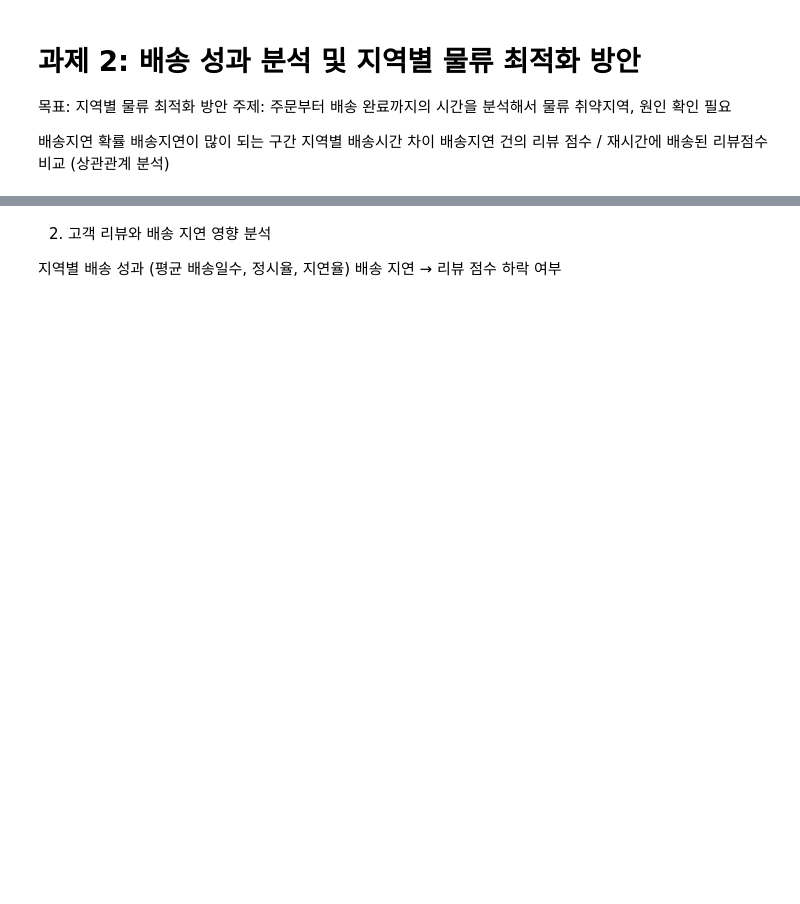
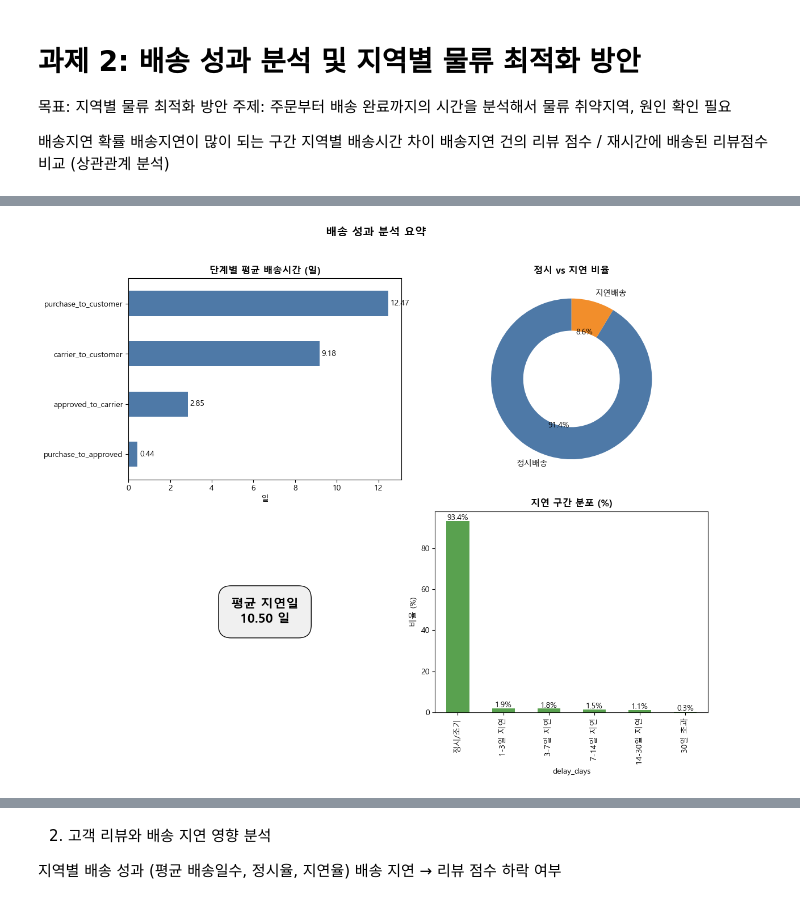
Before and after one commit to hhayan/project_olist_ecommerce, a Jupyter notebook: 과제2.ipynb, the cells around one changed output, grey strips where cells are left out. Drawn from its saved outputs; the diff is of its cells as text; code cells hidden in the pictures; blank space fills up the shorter version.

```diff
--- a/과제2.ipynb
+++ b/과제2.ipynb
@@ -135,0 +114,13 @@ purchase_to_customer: 5.08%
+# %%
+# --- 1) 배송 완료 건만 필터 ---
+df = merge_oics[merge_oics["order_status"] == "delivered"].copy()
+
+# 배송완료 건 중 배송완료일이 없는 8건 삭제
+# 배송완료인데 배송일자 없는 주문 제외
+df = merge_oics[
+    ~((merge_oics["order_status"] == "delivered") &
+      (merge_oics["order_delivered_customer_date"].isna()))
+].copy()
+
+print("제외 전 주문수:", merge_oics["order_id"].nunique())
+print("제외 후 주문수:", df["order_id"].nunique())
@@ -136,18 +130,22 @@ purchase_to_customer: 5.08%
 # %%
-# --- 1) delivered 상태만 필터 ---
-df = df_join_ocpi[df_join_ocpi["order_status"]=="delivered"].copy()
+# 전체 지연구간 확인
+# 전체 구간 (구매 ~ 고객 수령) 계산
+df["purchase_to_customer"] = (
+    df["order_delivered_customer_date"] - df["order_purchase_timestamp"]
+).dt.total_seconds() / 86400   # 일 단위
 
-# --- 2) 단계별 평균 배송시간 ---
-step_cols = ["purchase_to_approved","approved_to_carrier","carrier_to_customer","purchase_to_customer"]
+# 단계별 평균 다시 계산
+step_cols = ["purchase_to_approved", "approved_to_carrier", "carrier_to_customer", "purchase_to_customer"]
 step_mean = df[step_cols].mean().round(2)
-
 print("📌 단계별 평균 배송시간(일 단위)")
 print(step_mean)
 
 # --- 3) ETA 대비 지연일 계산 ---
-# ETA는 날짜만 저장된 경우가 많아 date 단위 비교 권장
-df["delay_days"] = (df["order_delivered_customer_date"].dt.floor("d") -
-                    df["order_estimated_delivery_date"].dt.floor("d")).dt.days
+# ETA는 날짜 단위 비교 권장 → floor("d") 처리
+df["delay_days"] = (
+    df["order_delivered_customer_date"].dt.floor("d")
+    - df["order_estimated_delivery_date"].dt.floor("d")
+).dt.days
 
 # 정시/지연 여부
 df["on_time"] = df["delay_days"] <= 0
@@ -156,21 +154,65 @@ df["on_time"] = df["delay_days"] <= 0
 total = len(df)
 on_time = df["on_time"].sum()
 late = total - on_time
+avg_delay = df.loc[df["delay_days"] > 0, "delay_days"].mean()
+
 kpi = {
     "총 배송건수": total,
-    "정시배송율": round(on_time/total*100,2),
-    "지연배송율": round(late/total*100,2),
-    "평균 지연일(지연건만)": round(df.loc[df["delay_days"]>0,"delay_days"].mean(),2)
+    "정시배송율": round(on_time / total * 100, 2),
+    "지연배송율": round(late / total * 100, 2),
+    "평균 지연일(지연건만)": round(avg_delay, 2)
 }
 print("\n📌 ETA 대비 KPI")
 print(pd.Series(kpi))
 
 # --- 4) 지연 구간 분포 ---
-bins = [-np.inf,0,3,7,14,30,np.inf]
-labels = ["정시/조기","1-3일 지연","3-7일 지연","7-14일 지연","14-30일 지연","30일 초과"]
+bins = [-np.inf, 0, 3, 7, 14, 30, np.inf]
+labels = ["정시/조기", "1-3일 지연", "3-7일 지연", "7-14일 지연", "14-30일 지연", "30일 초과"]
+
 delay_dist = pd.cut(df["delay_days"], bins=bins, labels=labels).value_counts(normalize=True).sort_index()
-delay_dist = (delay_dist*100).round(2).astype(str) + "%"
-print("\n📌 지연 구간 분포")
-print(delay_dist)
+delay_dist = (delay_dist * 100).round(2)
+
+print("\n📌 지연 구간 분포 (%)")
+print(delay_dist.astype(str) + "%")
+
+## 시각화
+fig, axes = plt.subplots(2, 2, figsize=(12, 10))
+
+# --- (1,1) 단계별 평균 배송시간 ---
+step_mean.plot(kind="barh", color="#4e79a7", ax=axes[0,0])
+axes[0,0].set_title("단계별 평균 배송시간 (일)", fontsize=12, fontweight="bold")
+axes[0,0].set_xlabel("일")
+for i, v in enumerate(step_mean):
+    axes[0,0].text(v + 0.1, i, f"{v:.2f}", va="center")
+
+# --- (1,2) 정시 vs 지연 비율 (도넛 차트) ---
+labels = ["정시배송", "지연배송"]
+sizes = [kpi["정시배송율"], kpi["지연배송율"]]
+colors = ["#4e79a7", "#f28e2b"]
+wedges, texts, autotexts = axes[0,1].pie(
+    sizes, labels=labels, autopct="%.1f%%", startangle=90,
+    colors=colors, wedgeprops=dict(width=0.4)
+)
+axes[0,1].set_title("정시 vs 지연 비율", fontsize=12, fontweight="bold")
+
+# --- (2,1) 평균 지연일 (KPI 카드 스타일) ---
+axes[1,0].axis("off")  # 축 숨기기
+axes[1,0].text(
+    0.5, 0.5,
+    f"평균 지연일\n{avg_delay:.2f} 일",
+    ha="center", va="center", fontsize=16, fontweight="bold",
+    bbox=dict(facecolor="#f0f0f0", edgecolor="black", boxstyle="round,pad=1")
+)
+
+# --- (2,2) 지연 구간 분포 (막대그래프) ---
+delay_dist.plot(kind="bar", color="#59a14f", ax=axes[1,1])
+axes[1,1].set_title("지연 구간 분포 (%)", fontsize=12, fontweight="bold")
+axes[1,1].set_ylabel("비율 (%)")
+for i, v in enumerate(delay_dist):
+    axes[1,1].text(i, v + 0.5, f"{v:.1f}%", ha="center")
+
+plt.suptitle("배송 성과 분석 요약", fontsize=14, fontweight="bold")
+plt.tight_layout(rect=[0,0,1,0.96])
+plt.show()
 # %% [output]
 📌 단계별 평균 배송시간(일 단위)
@@ -191,2 +233,3 @@ dtype: float64
 30일 초과        0.34%
 Name: proportion, dtype: object
+[figure, added]
```
Also changed, not shown: parts of 13 cells of this notebook.
